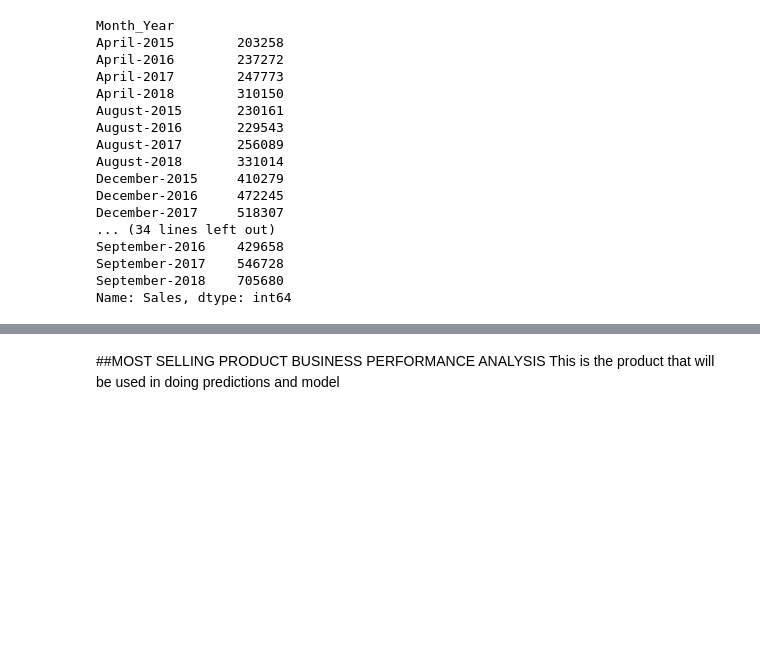
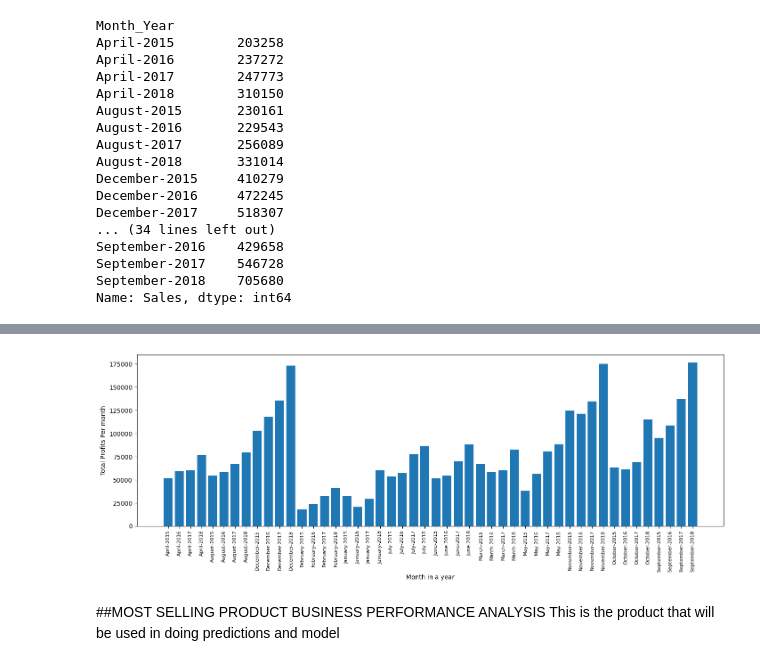
Before and after one commit to wandieinnocents/sales_analysis_pyhon_thesis_v3, a Jupyter notebook: v3_A_MULTIMODAL_ML_FRAMEWORK_FOR_BUSINESS_PERFORMANCE_ANALYSIS_Research_progress_v3.ipynb, the cells around one changed output, grey strips where cells are left out. Drawn from its saved outputs; the diff is of its cells as text; code cells hidden in the pictures; blank space fills up the shorter version.

```diff
--- a/v3_A_MULTIMODAL_ML_FRAMEWORK_FOR_BUSINESS_PERFORMANCE_ANALYSIS_Research_progress_v3.ipynb
+++ b/v3_A_MULTIMODAL_ML_FRAMEWORK_FOR_BUSINESS_PERFORMANCE_ANALYSIS_Research_progress_v3.ipynb
@@ -699,0 +698,5 @@ plt.show()
+# %%
+#Profits analysis per Month (in each year)
+month_year_filter_profits = df.groupby('Month_Year')
+month_year_profits_filter = month_year_filter_profits.sum()['Profit']
+month_year_profits_filter
@@ -700,3 +721,20 @@ plt.show()
+# %%
+# profit analysis per year month plot
+
+month_year_filter_profit_analysis = [product for product, df in month_year_filter_profits]
+
+# bar plot
+# size: width,height
+plt.figure(figsize=(17,5))
+plt.bar(month_year_filter_profit_analysis, month_year_profits_filter)
+# plt.figure(figsize=(10, 6))
+plt.ylabel('Total Profits Per month')
+plt.xlabel('Month in a year')
+plt.xticks(month_year_filter_profit_analysis, rotation='vertical', size=8 )
+# bar width
+plt.show()
+# %% [output]
+[figure, added]
 # %% [markdown]
 ##MOST SELLING PRODUCT BUSINESS PERFORMANCE ANALYSIS
 This is the product that will be used in doing predictions and model
```
Also changed, not shown: parts of 39 cells of this notebook.
